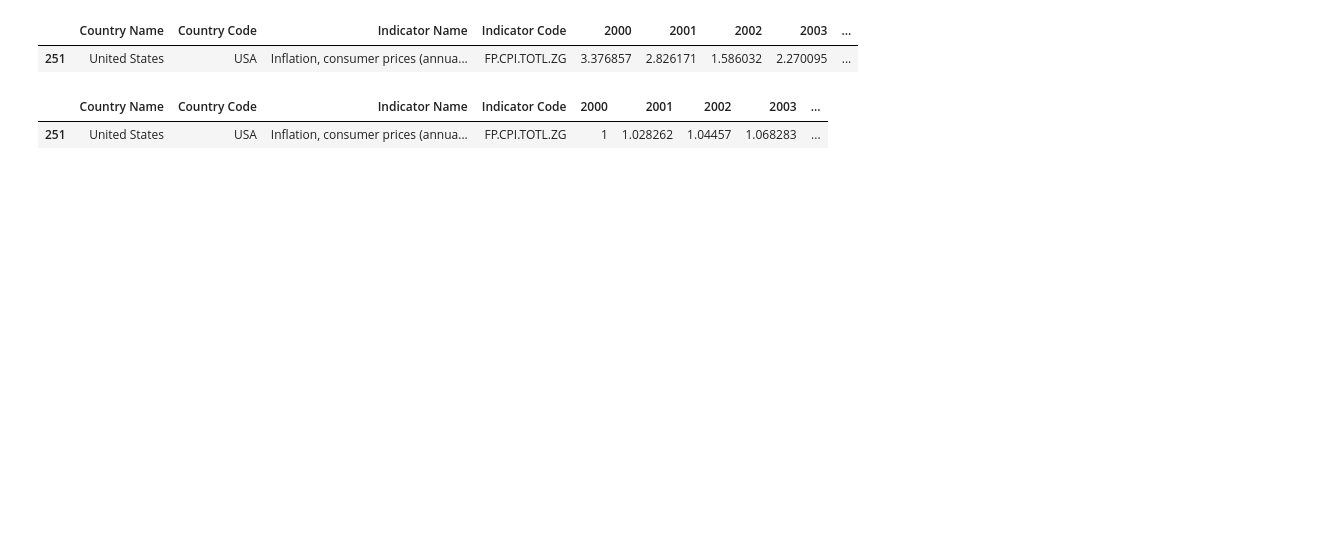
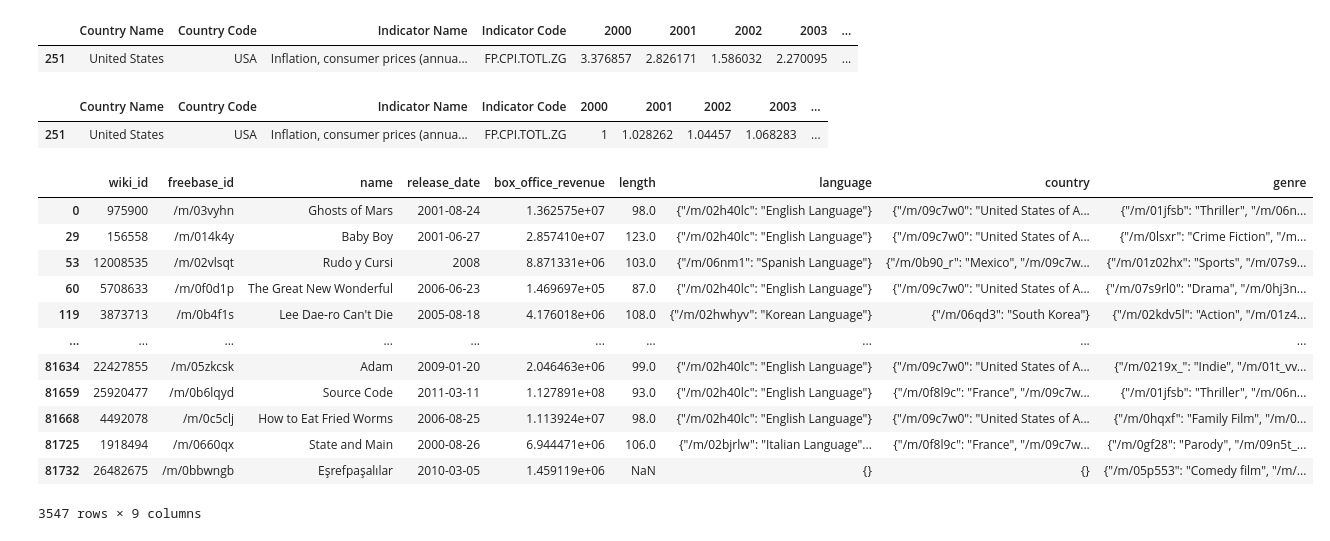
Before and after one commit to epfl-ada/ada-2022-project-teambadass, a Jupyter notebook: Inflation.ipynb, the cells around one changed output. Cells and saved outputs as stored; diff of their text form; code cells hidden in the pictures; blank space fills up the shorter version.

Commit message:
:poop: Function for correcting revenue for inflation

```diff
--- a/Inflation.ipynb
+++ b/Inflation.ipynb
@@ -10,29 +13,33 @@ data_folder = './data/'
 # %%
 # load inflation data
 inflation = pd.read_csv(data_folder + 'inflation.csv', header=2)
+
+# we only need the data for United Stated (country code USA)
+inflation = inflation.loc[inflation['Country Code']=='USA']
 
 # only include inflation data from 2000 to 2012
 inflation = inflation[['Country Name', 'Country Code', 'Indicator Name', 'Indicator Code', '2000', '2001', '2002', '2003', '2004',
                        '2005', '2006', '2007', '2008', '2009', '2010', '2011', '2012']]
 
-inflation.loc[inflation['Country Code']=='USA']
-# inflation.head(1)
+inflation
 # %% [output]
 |  | Country Name | Country Code | Indicator Name | Indicator Code | 2000 | 2001 | 2002 | 2003 | ... |
 | 251 | United States | USA | Inflation, consumer prices (annua... | FP.CPI.TOTL.ZG | 3.376857 | 2.826171 | 1.586032 | 2.270095 | ... |
 # %%
-# create index multiplier
+# create index multipliers for every year from 2000-2012
 # prices will be indexed to 2000 prices
-columns = ['2000', '2001', '2002', '2003', '2004','2005', '2006', '2007', '2008', '2009', '2010', '2011', '2012']
+years = ['2000', '2001', '2002', '2003', '2004','2005', '2006', '2007', '2008', '2009', '2010', '2011', '2012']
 inflation['2000'] = 1
-for i in range(len(columns) - 1):
-    inflation[columns[i+1]] = inflation[columns[i]] * (1 + inflation[columns[i+1]] / 100)
+for i in range(len(years) - 1):
+    inflation[years[i+1]] = inflation[years[i]] * (1 + inflation[years[i+1]] / 100)
 
-
-inflation.loc[inflation['Country Code']=='USA']
-# inflation.head(1)
+inflation
 # %% [output]
 |  | Country Name | Country Code | Indicator Name | Indicator Code | 2000 | 2001 | 2002 | 2003 | ... |
 | 251 | United States | USA | Inflation, consumer prices (annua... | FP.CPI.TOTL.ZG | 1 | 1.028262 | 1.04457 | 1.068283 | ... |
 # %%
+# Load movies
 movies = pd.read_table(data_folder + 'movie.metadata.tsv', names=['wiki_id','freebase_id','name','release_date','box_office_revenue','length','language','country','genre'])
+movies = movies[movies['box_office_revenue'].notna()]
+movies = movies.loc[(movies['release_date'] >= '2000') & (movies['release_date'] <= '2012')]
+# (movies['box_office_revenue'] / inflation.iloc[0]['2007'])
@@ -41,2 +46,20 @@ movies2000 = movies[(movies['release_date'] >= '2000') & (movies['release_date']
-# %%
-movies['box_office_revenue'] = movies['box_office_revenue'] / (inflation[''])
+# %%
+# Correcting movie revenue corresponding to movie year
+for i in range(len(years) - 1):
+    movies.loc[(movies['release_date'] >= years[i]) & (movies['release_date'] < years[i+1]), 'box_office_revenue'] /= inflation.iloc[0][years[i]]
+
+movies
+# %% [output]
+|  | wiki_id | freebase_id | name | release_date | box_office_revenue | length | language | country | genre |
+| 0 | 975900 | /m/03vyhn | Ghosts of Mars | 2001-08-24 | 1.362575e+07 | 98.0 | {"/m/02h40lc": "English Language"} | {"/m/09c7w0": "United States of A... | {"/m/01jfsb": "Thriller", "/m/06n... |
+| 29 | 156558 | /m/014k4y | Baby Boy | 2001-06-27 | 2.857410e+07 | 123.0 | {"/m/02h40lc": "English Language"} | {"/m/09c7w0": "United States of A... | {"/m/0lsxr": "Crime Fiction", "/m... |
+| 53 | 12008535 | /m/02vlsqt | Rudo y Cursi | 2008 | 8.871331e+06 | 103.0 | {"/m/06nm1": "Spanish Language"} | {"/m/0b90_r": "Mexico", "/m/09c7w... | {"/m/01z02hx": "Sports", "/m/07s9... |
+| 60 | 5708633 | /m/0f0d1p | The Great New Wonderful | 2006-06-23 | 1.469697e+05 | 87.0 | {"/m/02h40lc": "English Language"} | {"/m/09c7w0": "United States of A... | {"/m/07s9rl0": "Drama", "/m/0hj3n... |
+| 119 | 3873713 | /m/0b4f1s | Lee Dae-ro Can't Die | 2005-08-18 | 4.176018e+06 | 108.0 | {"/m/02hwhyv": "Korean Language"} | {"/m/06qd3": "South Korea"} | {"/m/02kdv5l": "Action", "/m/01z4... |
+| ... | ... | ... | ... | ... | ... | ... | ... | ... | ... |
+| 81634 | 22427855 | /m/05zkcsk | Adam | 2009-01-20 | 2.046463e+06 | 99.0 | {"/m/02h40lc": "English Language"} | {"/m/09c7w0": "United States of A... | {"/m/0219x_": "Indie", "/m/01t_vv... |
+| 81659 | 25920477 | /m/0b6lqyd | Source Code | 2011-03-11 | 1.127891e+08 | 93.0 | {"/m/02h40lc": "English Language"} | {"/m/0f8l9c": "France", "/m/09c7w... | {"/m/01jfsb": "Thriller", "/m/06n... |
+| 81668 | 4492078 | /m/0c5clj | How to Eat Fried Worms | 2006-08-25 | 1.113924e+07 | 98.0 | {"/m/02h40lc": "English Language"} | {"/m/09c7w0": "United States of A... | {"/m/0hqxf": "Family Film", "/m/0... |
+| 81725 | 1918494 | /m/0660qx | State and Main | 2000-08-26 | 6.944471e+06 | 106.0 | {"/m/02bjrlw": "Italian Language"... | {"/m/0f8l9c": "France", "/m/09c7w... | {"/m/0gf28": "Parody", "/m/09n5t_... |
+| 81732 | 26482675 | /m/0bbwngb | Eşrefpaşalılar | 2010-03-05 | 1.459119e+06 | NaN | {} | {} | {"/m/05p553": "Comedy film", "/m/... |
+3547 rows × 9 columns
```
Also changed, not shown: parts of 8 cells of this notebook, 6 other files.
